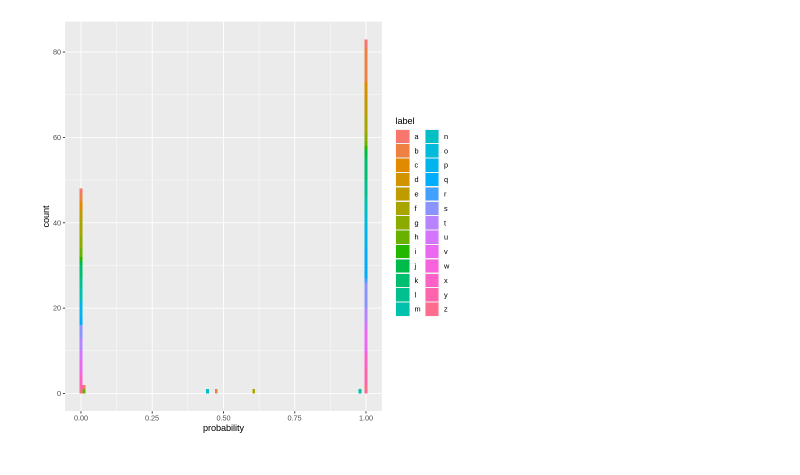
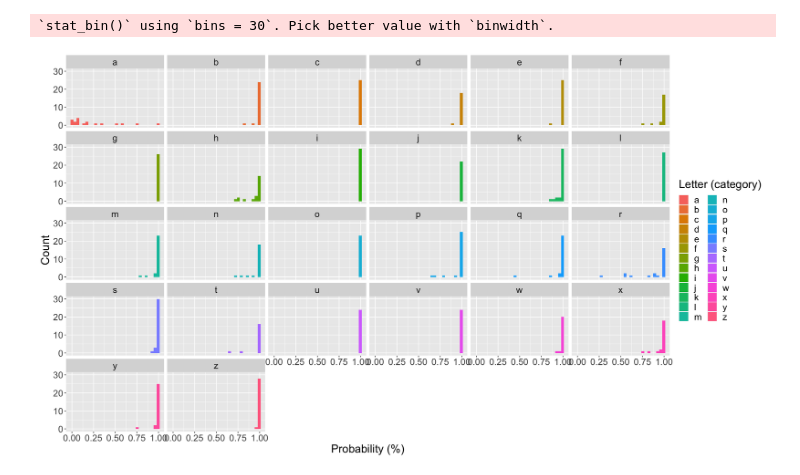
Before and after one commit to AllenCheng5186/DSCI100-Proj-Group50-23s1, a Jupyter notebook: best k accuracy and logical regression .ipynb, the cells around one changed output. Saved outputs shown, nothing was run; the diff lists cells and outputs as text; code cells hidden in the pictures.

```diff
--- a/best k accuracy and logical regression .ipynb
+++ b/best k accuracy and logical regression .ipynb
@@ -58,0 +33,4 @@ chr_testing<-testing(split1)|>
+# %%
+chr_data_set <- read_csv("data2/chr_data_set_26000.csv")
+
+head(chr_data_set)
@@ -58,0 +185,5 @@ chr_testing<-testing(split1)|>
+# %%
+# split the data of 2600 rows into training and testing data sets
+chr_initial_2600 <- initial_split(chr_data_set_2600, prop = 0.75, strata = label)
+chr_train_2600 <- training(chr_initial_2600)
+chr_test_2600 <- testing(chr_initial_2600)
@@ -89,6 +289,6 @@ A tibble: 1 × 3
 # %%
-#Step6 buiding logical regression model
-chr_lrm1<-glm(label ~., data = chr_training, family = binomial)
+# buiding logistic regression model
+chr_lrm_26000 <- glm(label ~., data = chr_tidy_data, family = binomial)
 # %% [output]
 Warning message:
 “glm.fit: algorithm did not converge”
@@ -95,9 +299,10 @@ Warning message:
 # %%
-#Step7 Predicting using logical regression model
-pred_test1 <- predict(chr_lrm,chr_testing,type="response")
+# Predict test which is split from 2600 data set using logical regression model
+filter_test_2600 <- predict(chr_lrm_26000, chr_test_2600, type = "response")
 
-test_with_prob1<-data.frame(probability=pred_test)|>
-                bind_cols(chr_testing)
-test_with_prob1
+filter_test_2600_prob <- data.frame(probability = filter_test_2600) |>
+                bind_cols(chr_test_2600)
+
+head(filter_test_2600_prob)
 # %% [output]
 Warning message in predict.lm(object, newdata, se.fit, scale = 1, type = if (type == :
@@ -124,8 +319,17 @@ A data.frame: 137 × 786
 # %%
-#Step8 Visualizing the frequency distribution of different probabilities
-prob_plot1<-ggplot(test_with_prob,aes(x=probability,fill=label))+
-                geom_histogram(binwidth = 0.001)+
-                stat_bin(bins=100)
-prob_plot1
+# visualize the count distribution of different probabilities
+options(repr.plot.height = 10, repr.plot.width = 18)
+
+filter_test_2600_prob_plot1 <- filter_test_2600_prob |>
+    ggplot(aes(x = probability,fill = label)) +
+    geom_histogram() +
+    facet_wrap(~label) +
+    labs(x = "Probability (%)",
+         y = "Count",
+         fill = "Letter (category)") +
+    theme(text = element_text(size = 20))
+
+filter_test_2600_prob_plot1
 # %% [output]
+`stat_bin()` using `bins = 30`. Pick better value with `binwidth`.
-[figure, old version]
+[figure, new version]
```
Also changed, not shown: parts of 65 cells of this notebook, 7 other files.
